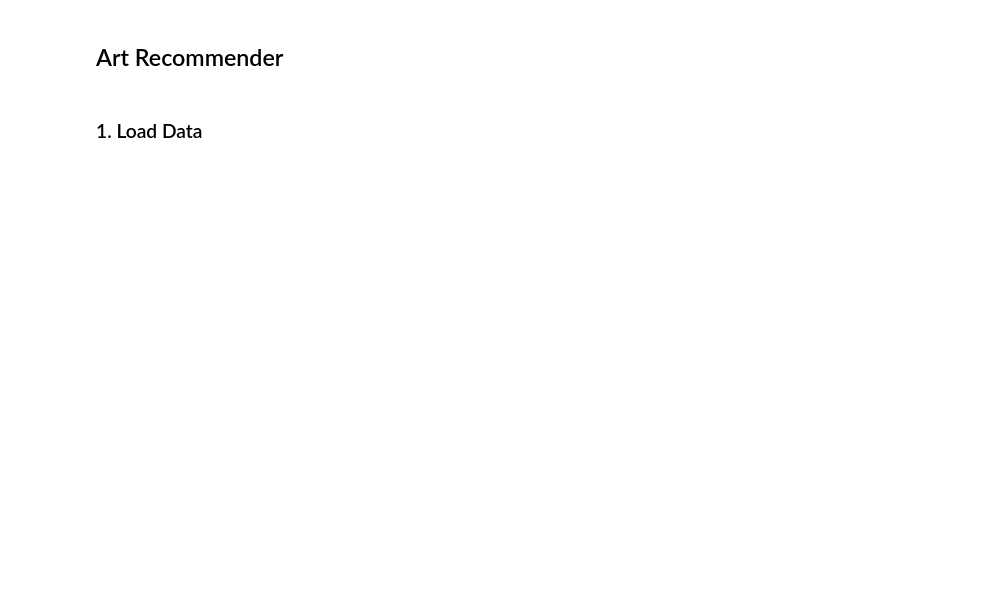
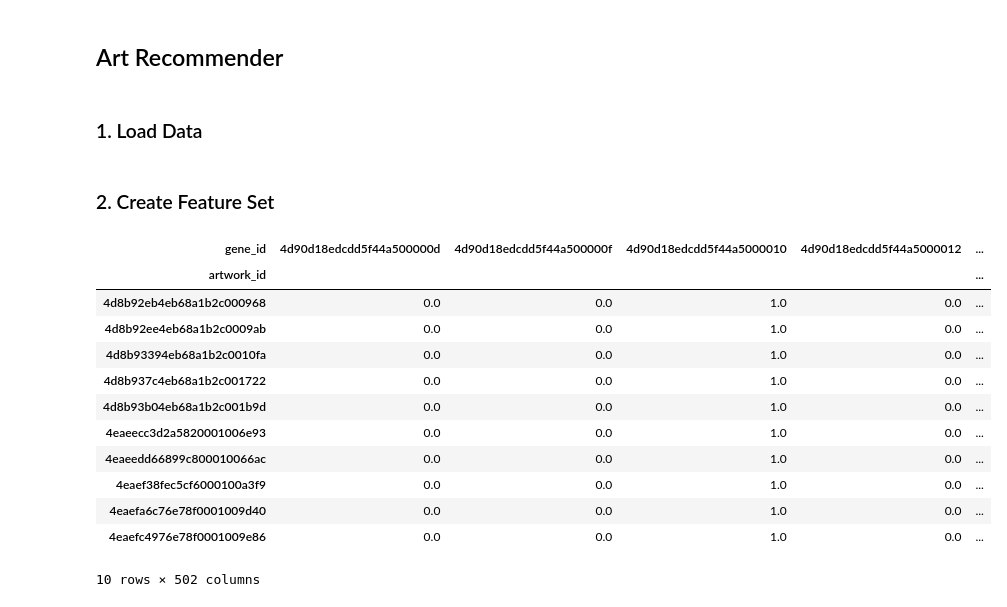
Before and after one commit to sabrinarubert/artRecommender, a Jupyter notebook: 01_Notebooks/Untitled.ipynb, the cells around one changed output. Drawn from its saved outputs; the diff is of its cells as text; code cells hidden in the pictures; blank space fills up the shorter version.

```diff
--- a/01_Notebooks/Untitled.ipynb
+++ b/01_Notebooks/Untitled.ipynb
@@ -20,0 +19,21 @@ allArtworks = pd.read_sql("select id as artwork_id from artworks LIMIT 100", dbC
+# %% [markdown]
+### 2. Create Feature Set
+# %%
+features_source = pd.read_sql("select artwork_id, gene_id from artworks_to_genes", dbConnection)
+features_source["rating"] = 1
+artFeatures = features_source.pivot_table(columns="gene_id",index="artwork_id",values="rating").fillna(0)
+artFeatures.head(10)
+# %% [output]
+| gene_id | 4d90d18edcdd5f44a500000d | 4d90d18edcdd5f44a500000f | 4d90d18edcdd5f44a5000010 | 4d90d18edcdd5f44a5000012 | ... |
+| artwork_id |  |  |  |  | ... |
+| 4d8b92eb4eb68a1b2c000968 | 0.0 | 0.0 | 1.0 | 0.0 | ... |
+| 4d8b92ee4eb68a1b2c0009ab | 0.0 | 0.0 | 1.0 | 0.0 | ... |
+| 4d8b93394eb68a1b2c0010fa | 0.0 | 0.0 | 1.0 | 0.0 | ... |
+| 4d8b937c4eb68a1b2c001722 | 0.0 | 0.0 | 1.0 | 0.0 | ... |
+| 4d8b93b04eb68a1b2c001b9d | 0.0 | 0.0 | 1.0 | 0.0 | ... |
+| 4eaeecc3d2a5820001006e93 | 0.0 | 0.0 | 1.0 | 0.0 | ... |
+| 4eaeedd66899c800010066ac | 0.0 | 0.0 | 1.0 | 0.0 | ... |
+| 4eaef38fec5cf6000100a3f9 | 0.0 | 0.0 | 1.0 | 0.0 | ... |
+| 4eaefa6c76e78f0001009d40 | 0.0 | 0.0 | 1.0 | 0.0 | ... |
+| 4eaefc4976e78f0001009e86 | 0.0 | 0.0 | 1.0 | 0.0 | ... |
+10 rows × 502 columns
```
Also changed, not shown: parts of 20 cells of this notebook, 2 other files.
